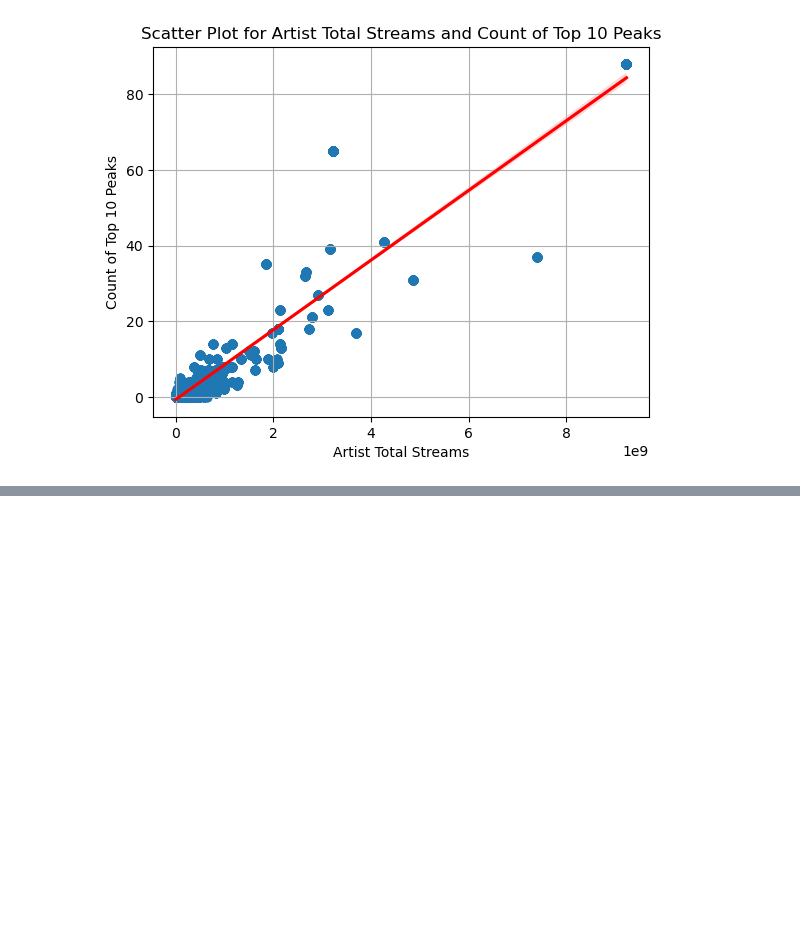
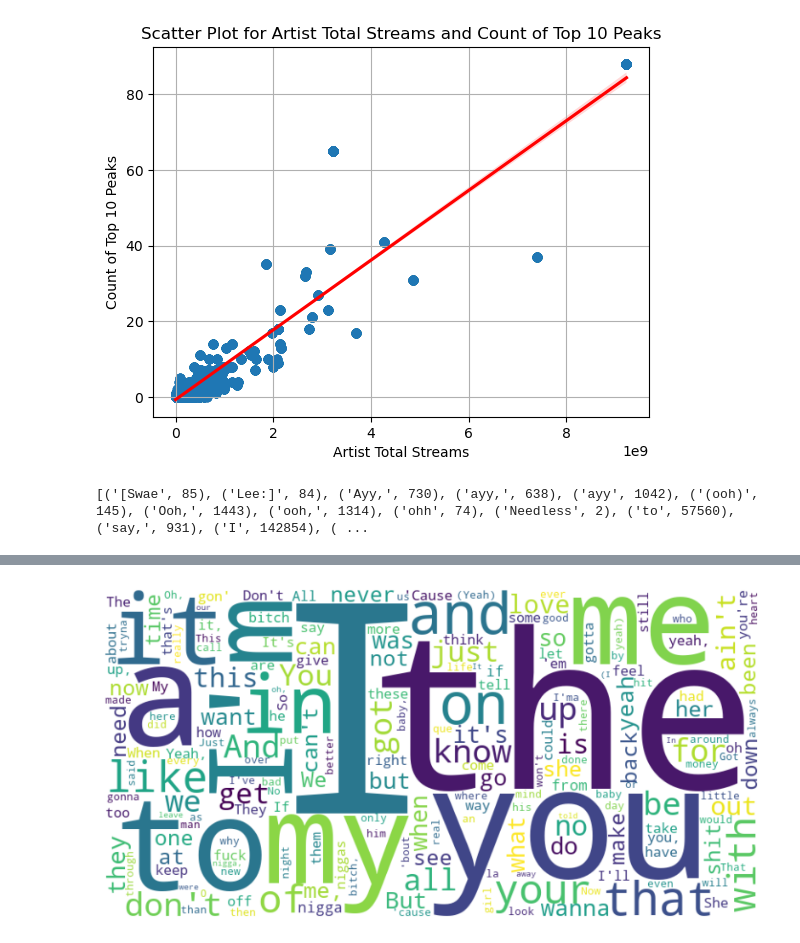
Before and after one commit to Musiholic/bootcamp-project-1, a Jupyter notebook: lyrics3.ipynb, the cells around one changed output, grey strips where cells are left out. Drawn from its saved outputs; the diff is of its cells as text; code cells hidden in the pictures; blank space fills up the shorter version.

```diff
--- a/lyrics3.ipynb
+++ b/lyrics3.ipynb
@@ -355,3 +355,35 @@ R-squared value: 0.8431073532646659
 Chi-square statistic: 310352.0
 P-value: 0.0
 [figure]
+# %%
+#proof of concept for lyric word cloud, will need to be edited to remove unnecesary words
+from collections import Counter
+
+# Combine all lyrics into a single string
+all_lyrics = ' '.join(lyricgenius_df['Lyrics'].dropna())
+
+# Tokenize the lyrics into words
+words = all_lyrics.split()
+
+# Count the frequency of each word
+word_counts = Counter(words)
+
+# Display the unique words and their counts
+unique_words_counts = list(word_counts.items())
+print(unique_words_counts)
+# %% [output]
+[('[Swae', 85), ('Lee:]', 84), ('Ayy,', 730), ('ayy,', 638), ('ayy', 1042), ('(ooh)', 145), ('Ooh,', 1443), ('ooh,', 1314), ('ohh', 74), ('Needless', 2), ('to', 57560), ('say,', 931), ('I', 142854), ( ...
+# %%
+!pip install wordcloud
+from wordcloud import WordCloud
+import matplotlib.pyplot as plt
+
+# Create a WordCloud object
+wordcloud = WordCloud(width=800, height=400, max_words=200, background_color='white').generate_from_frequencies(word_counts)
+
+# Display the WordCloud image
+plt.figure(figsize=(10, 5))
+plt.imshow(wordcloud, interpolation='bilinear')
+plt.axis('off')
+plt.show()
+# %% [output]
@@ -357,0 +402 @@ P-value: 0.0
+[figure, added]
```
Also changed, not shown: parts of 1 cell of this notebook.
